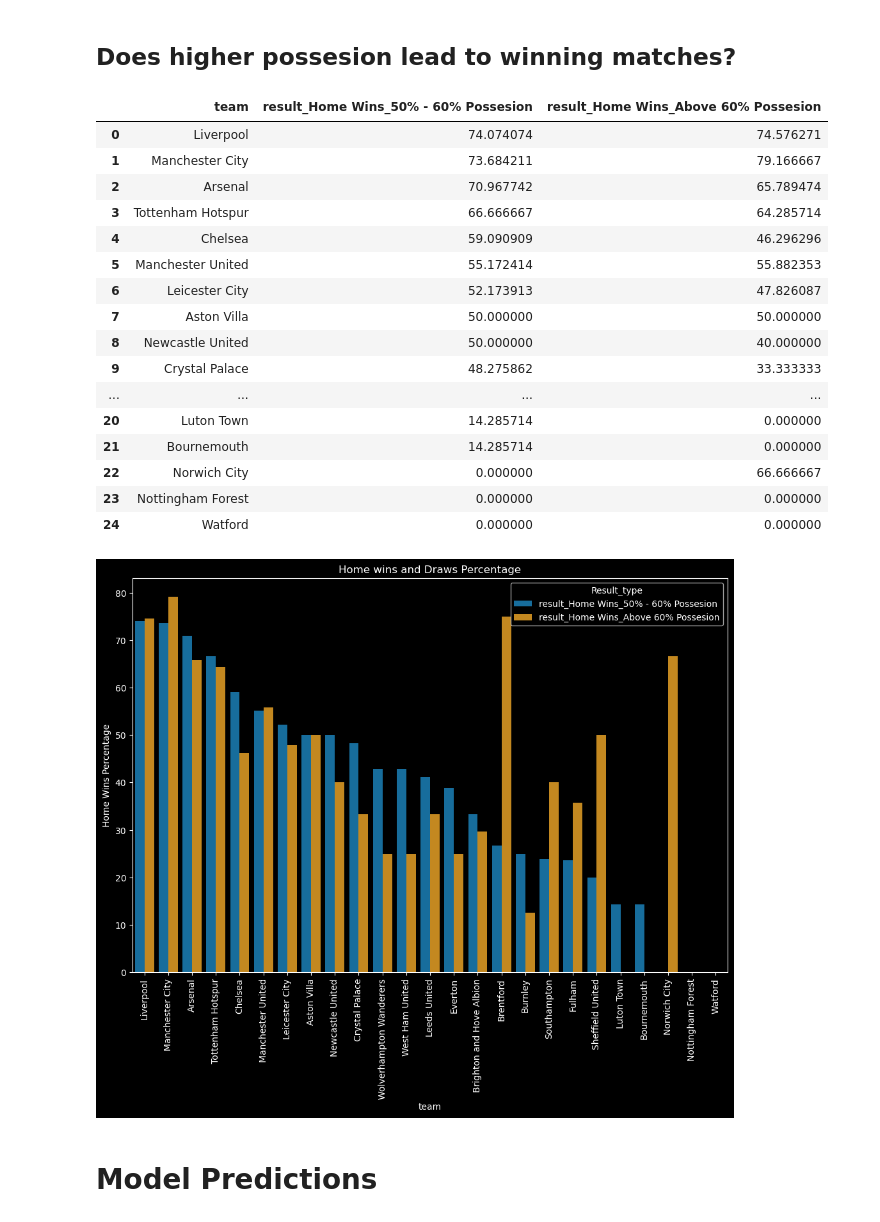
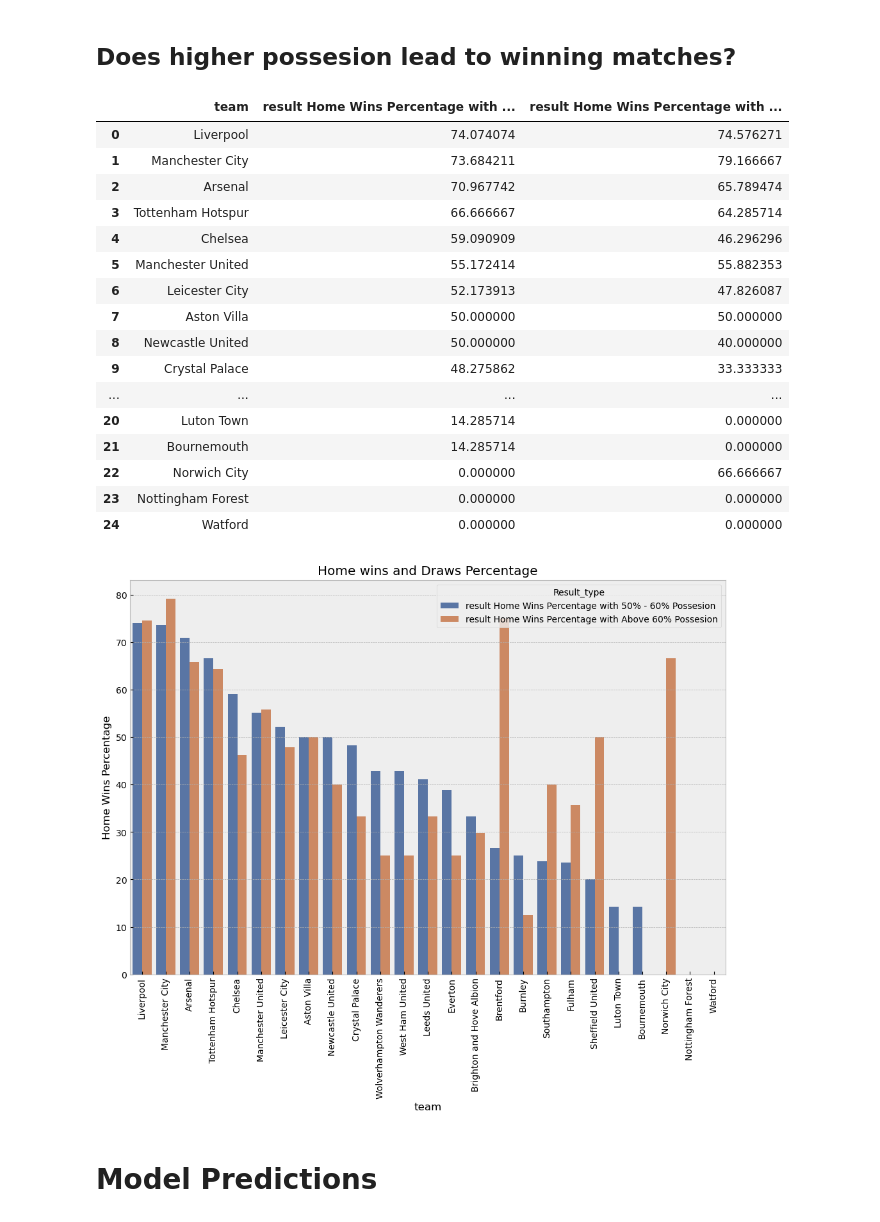
Before and after one commit to sbs24066/Can-data-be-used-to-gain-a-statistical-advantage-in-sports-betting-, a Jupyter notebook: Strategic_Thinking_HDIP2024_CA3_David_Mooney_sbs24066.ipynb, the cells around one changed output. Saved outputs shown, nothing was run; the diff lists cells and outputs as text; code cells hidden in the pictures.

```diff
--- a/Strategic_Thinking_HDIP2024_CA3_David_Mooney_sbs24066.ipynb
+++ b/Strategic_Thinking_HDIP2024_CA3_David_Mooney_sbs24066.ipynb
@@ -1266,7 +1266,7 @@ print(df123["poss"].mean().round(),"%")
 # %% [output]
 46.0 %
 # %%
-plt.style.use("dark_background")
+plt.style.use("default")
 plt.figure(figsize = (12,8))
 sns.barplot(x = "poss", y = "opponent", data = df123)
 plt.ylabel("Away Opponents", fontsize=15)
@@ -1297,11 +1297,11 @@ HomeHighPossgames = high_possWin_Rate[high_possWin_Rate["venue"] == "Home"].grou
 HOMEperCENTHighPoss=HomeHighPossPerC/HomeHighPossgames*100
 #HOMEperCENTHighPoss
 # %%
-homePossWinPerC = pd.merge(HOMEperCENTmidPoss,HOMEperCENTHighPoss, on="team", suffixes=("_Home Wins_50% - 60% Possesion","_Home Wins_Above 60% Possesion")).sort_values(by="result_Home Wins_50% - 60% Possesion" ,ascending = False).reset_index()
+homePossWinPerC = pd.merge(HOMEperCENTmidPoss,HOMEperCENTHighPoss, on="team", suffixes=(" Home Wins Percentage with 50% - 60% Possesion"," Home Wins Percentage with Above 60% Possesion")).sort_values(by="result Home Wins Percentage with 50% - 60% Possesion" ,ascending = False).reset_index()
 # %%
 homePossWinPerC
 # %% [output]
-|  | team | result_Home Wins_50% - 60% Possesion | result_Home Wins_Above 60% Possesion |
+|  | team | result Home Wins Percentage with ... | result Home Wins Percentage with ... |
 | 0 | Liverpool | 74.074074 | 74.576271 |
 | 1 | Manchester City | 73.684211 | 79.166667 |
 | 2 | Arsenal | 70.967742 | 65.789474 |
@@ -1319,18 +1319,19 @@ homePossWinPerC
 | 23 | Nottingham Forest | 0.000000 | 0.000000 |
 | 24 | Watford | 0.000000 | 0.000000 |
 # %%
+
 homePossCombined = homePossWinPerC.melt(id_vars = "team", var_name = "Result_type", value_name = "Home Wins Percentage")
-
+plt.style.use("bmh")
 
 plt.figure(figsize = (12,8))
 sns.barplot(x = "team", y = "Home Wins Percentage",
             hue = "Result_type",
-            data = homePossCombined, palette = "colorblind")
+            data = homePossCombined, palette = "deep")
 plt.xticks(rotation=90)
 plt.title("Home wins and Draws Percentage")
 plt.show()
 # %% [output]
-[figure, old version]
+[figure, new version]
 # %% [markdown]
 # Model Predictions
 # %%
```
Also changed, not shown: parts of 50 cells of this notebook, 3 other files.
